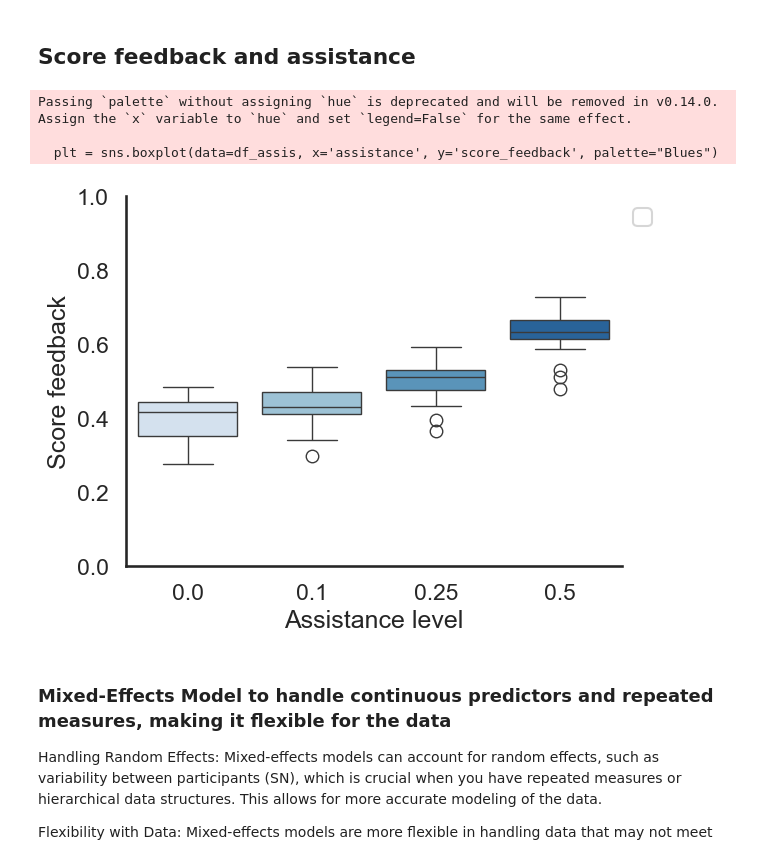
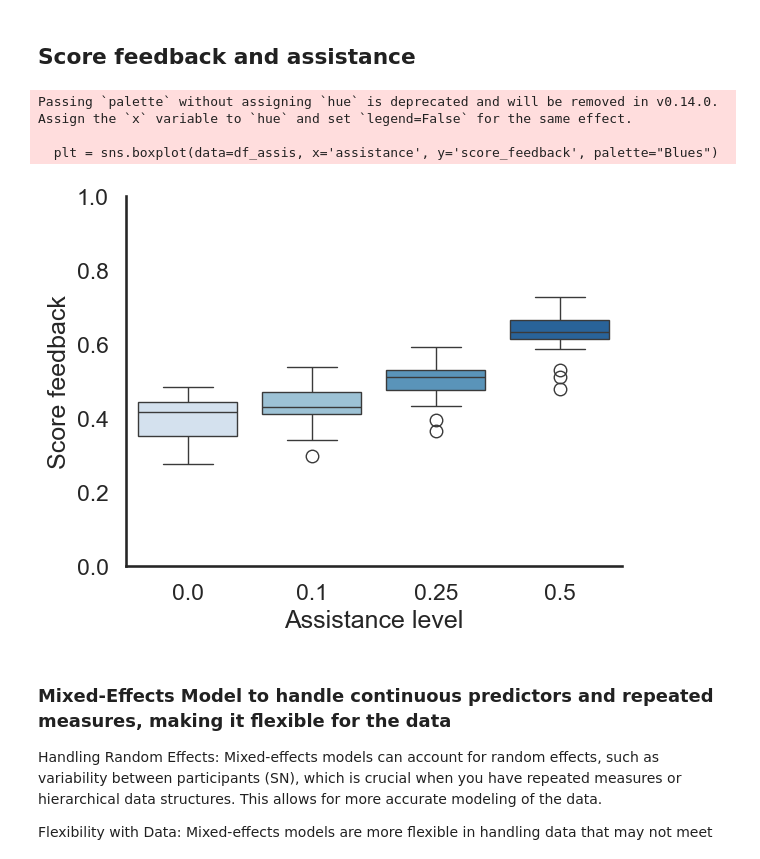
Before and after one commit to brocbacq/Thesis_analysis, a Jupyter notebook: analysis_normalized.ipynb, the cells around one changed output. Cells and saved outputs as stored; diff of their text form; code cells hidden in the pictures.

```diff
--- a/analysis_normalized.ipynb
+++ b/analysis_normalized.ipynb
@@ -366,17 +366,16 @@ Passing `palette` without assigning `hue` is deprecated and will be removed in v
 # %%
 # Score feedback vs Assistance
 plt = sns.boxplot(data=df_assis, x='assistance', y='score_feedback', palette="Blues")
 plt.set_xlabel('Assistance level')
 plt.set_ylabel('Score feedback')
 plt.set(ylim=(0,1))
-plt.legend(loc='upper left', bbox_to_anchor=(1, 1))
 
 sns.despine()
 # %% [output]
 Passing `palette` without assigning `hue` is deprecated and will be removed in v0.14.0. Assign the `x` variable to `hue` and set `legend=False` for the same effect.
 
   plt = sns.boxplot(data=df_assis, x='assistance', y='score_feedback', palette="Blues")
-[figure, old version]
+[figure, new version]
 # %% [markdown]
 ### Mixed-Effects Model to handle continuous predictors and repeated measures, making it flexible for the data
 
```
Also changed, not shown: parts of 5 cells of this notebook.
